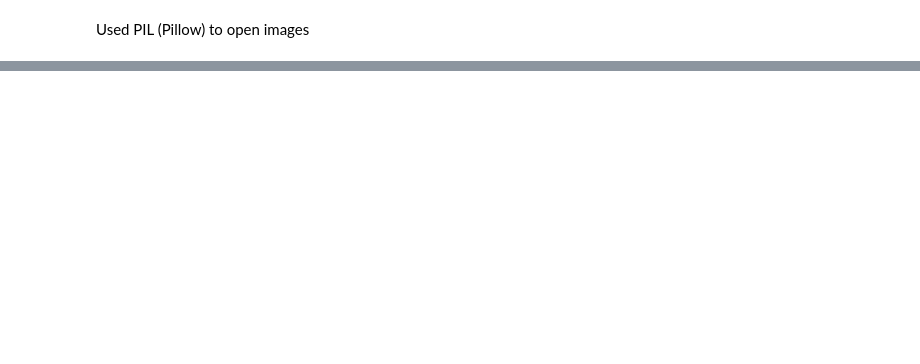
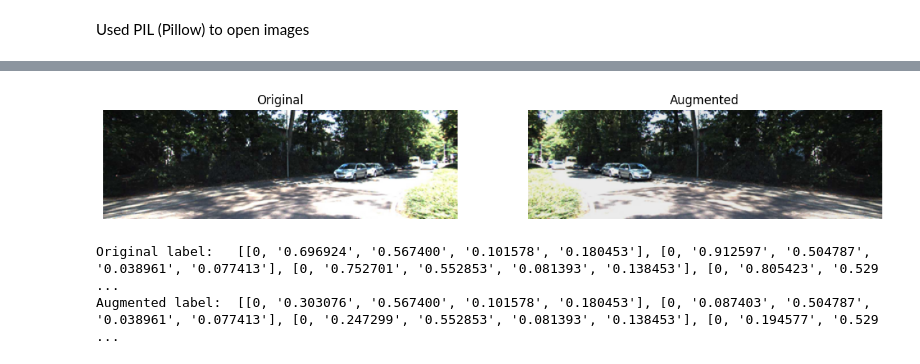
Before and after one commit to victorakins02/Convolutional-Neural-Network-on-Traffic-Images, a Jupyter notebook: DAML_CNN.ipynb, the cells around one changed output, grey strips where cells are left out. Cells and saved outputs as stored; diff of their text form; code cells hidden in the pictures; blank space fills up the shorter version.

```diff
--- a/DAML_CNN.ipynb
+++ b/DAML_CNN.ipynb
@@ -128,0 +161,19 @@ To https://github.com/victorakins02/Convolutional-Neural-Network-on-Traffic-Imag
+# %%
+# Define our target size
+IMG_WIDTH = 416
+IMG_HEIGHT = 128
+
+# Test on one image first
+img = Image.open(f'images/train/{files[0]}')
+
+# Resize
+img_resized = img.resize((IMG_WIDTH, IMG_HEIGHT))
+
+# Convert to numpy array and apply normalisation (divide by 255)
+img_array = np.array(img_resized) / 255.0
+
+print(f"Original size: {img.size}")
+print(f"New size: {img_resized.size}")
+print(f"Pixel value range: {img_array.min():.2f} to {img_array.max():.2f}")
+# Array shape: tall, wide, number of colors
+print(f"Array shape: {img_array.shape}")
@@ -128,0 +230,48 @@ To https://github.com/victorakins02/Convolutional-Neural-Network-on-Traffic-Imag
+# %%
+import random
+
+def augment_image_and_labels(img_as_array, labels_array):
+
+    # 1. Horizontal flip (50% chance)
+    if random.random() > 0.5:
+      # Takes a 2-D image and reverses the order
+        img_as_array = np.fliplr(img_as_array)
+        # When we flip horizontally, the x centre of each box changes
+        # New x_centre = 1 - old x_centre
+        # keep the class_id the same, rotate the centre_x and leave centre_y the same
+        labels_array = [[l[0], str(round(1 - float(l[1]), 6))] + l[2:] for l in labels_array]
+
+    # 2. Brightness adjustment (random between 0.7(darker) and 1.3(brighter))
+    brightness = random.uniform(0.7, 1.3)
+    # Clip makes sure no value goes below 0 or above 1 after multiplication. Keeping everything within normalised range
+    img_as_array = np.clip(img_as_array * brightness, 0, 1)
+
+    return img_as_array, labels_array
+
+# Test it on our first image
+img = Image.open(f'images/train/{files[0]}')
+img_resized = img.resize((IMG_WIDTH, IMG_HEIGHT))
+img_array = np.array(img_resized) / 255.0
+labels = labelFilter(f'labels/train/{files[0].replace(".png", ".txt")}')
+
+aug_img, aug_labels = augment_image_and_labels(img_array, labels)
+
+# Show original vs augmented side by side
+fig, pics = plt.subplots(1, 2, figsize=(14, 4))
+
+pics[0].imshow(img_array)
+pics[0].set_title('Original')
+pics[0].axis('off')
+
+pics[1].imshow(aug_img)
+pics[1].set_title('Augmented')
+pics[1].axis('off')
+
+plt.show()
+
+print(f"Original label:   {labels}")
+print(f"Augmented label:  {aug_labels}")
+# %% [output]
+[figure, added]
+Original label:   [[0, '0.696924', '0.567400', '0.101578', '0.180453'], [0, '0.912597', '0.504787', '0.038961', '0.077413'], [0, '0.752701', '0.552853', '0.081393', '0.138453'], [0, '0.805423', '0.529 ...
+Augmented label:  [[0, '0.303076', '0.567400', '0.101578', '0.180453'], [0, '0.087403', '0.504787', '0.038961', '0.077413'], [0, '0.247299', '0.552853', '0.081393', '0.138453'], [0, '0.194577', '0.529 ...
```
Also changed, not shown: parts of 21 cells of this notebook.
